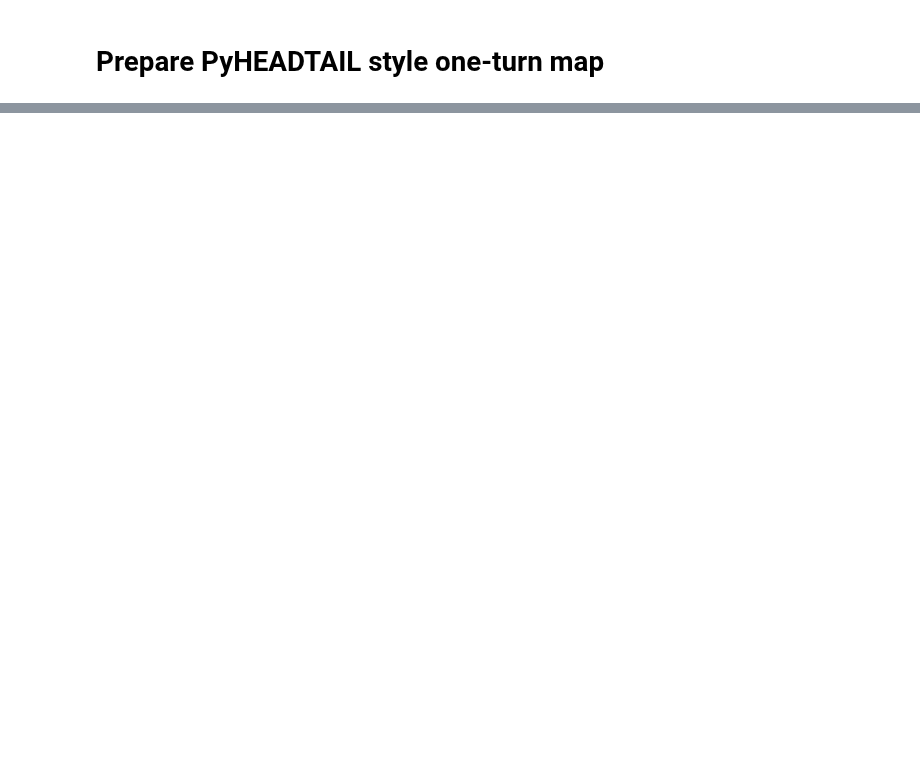
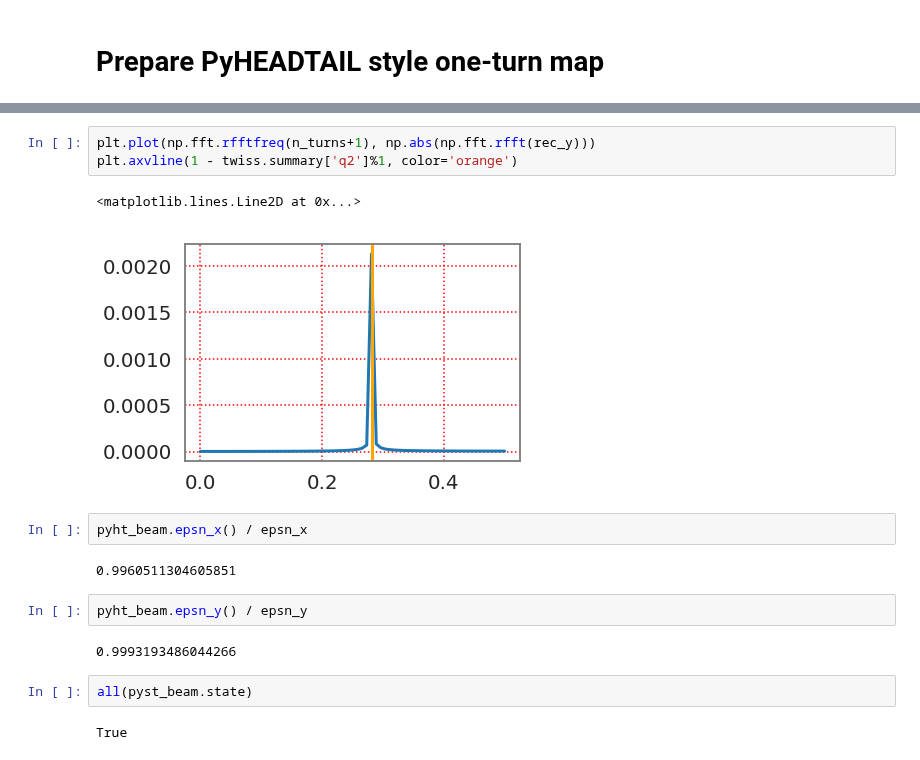
Before and after one commit to aoeftiger/sixtracklib_pyht_playground, a Jupyter notebook: sis18/SIS18 with space charge.ipynb, the cells around one changed output, grey strips where cells are left out. Saved outputs shown, nothing was run; the diff lists cells and outputs as text; blank space fills up the shorter version.

```diff
--- a/sis18/SIS18 with space charge.ipynb
+++ b/sis18/SIS18 with space charge.ipynb
@@ -346,0 +514,18 @@ particles_addr.x
+# %%
+plt.plot(np.fft.rfftfreq(n_turns+1), np.abs(np.fft.rfft(rec_y)))
+plt.axvline(1 - twiss.summary['q2']%1, color='orange')
+# %% [output]
+<matplotlib.lines.Line2D at 0x...>
+[figure, added]
+# %%
+pyht_beam.epsn_x() / epsn_x
+# %% [output]
+0.9960511304605851
+# %%
+pyht_beam.epsn_y() / epsn_y
+# %% [output]
+0.9993193486044266
+# %%
+all(pyst_beam.state)
+# %% [output]
+True
```
Also changed, not shown: parts of 72 cells of this notebook.
